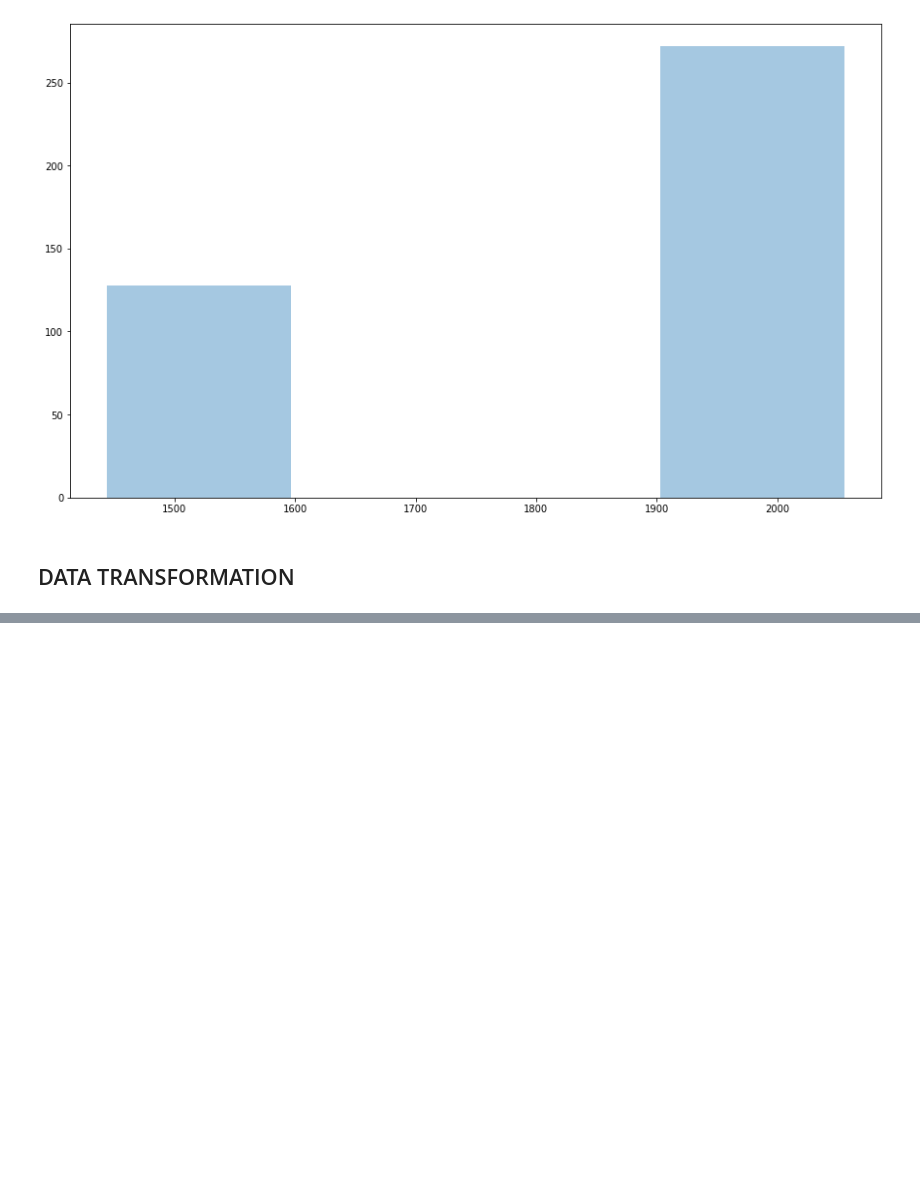
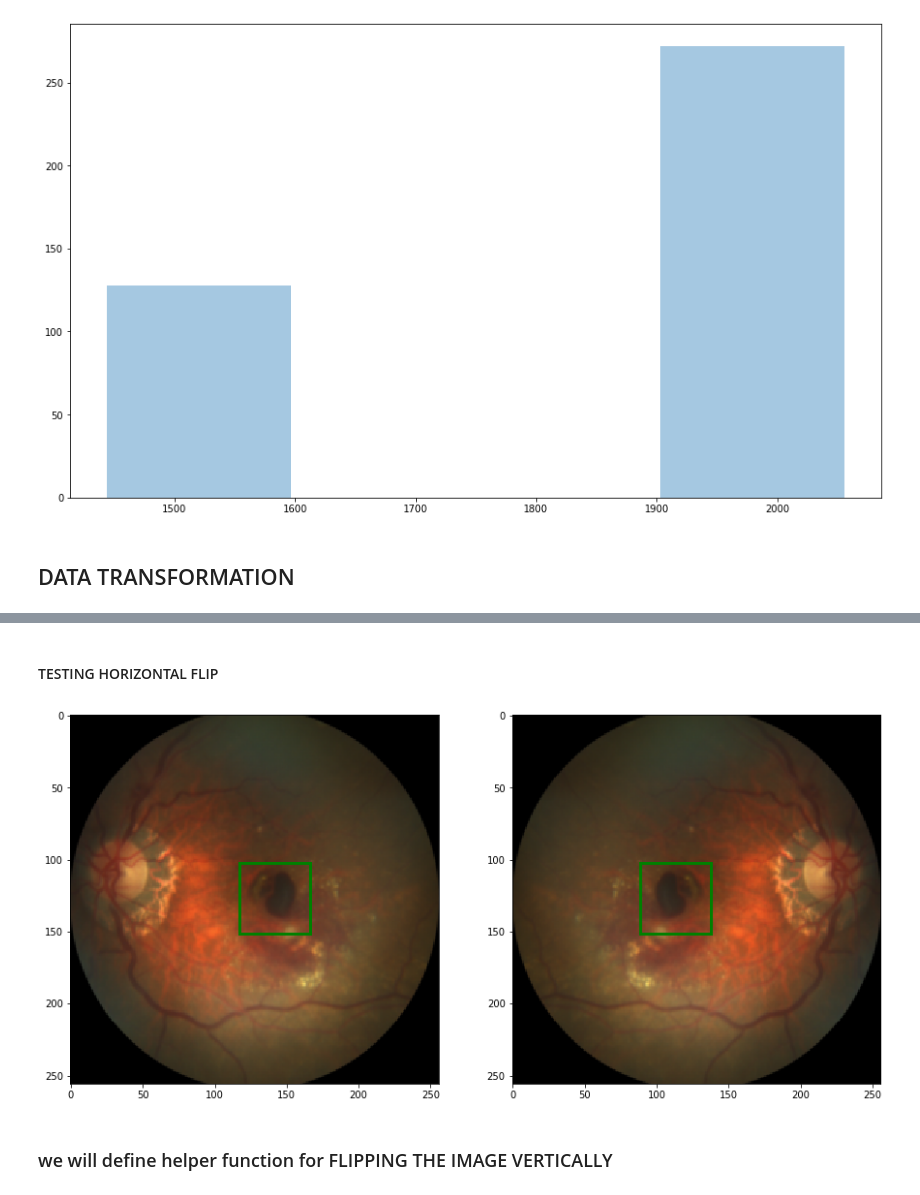
Before and after one commit to wajeehulhassanvii/computervision, a Jupyter notebook: notebooks/single-object detection using pytorch.ipynb, the cells around one changed output, grey strips where cells are left out. Drawn from its saved outputs; the diff is of its cells as text; code cells hidden in the pictures; blank space fills up the shorter version.

```diff
--- a/notebooks/single-object detection using pytorch.ipynb
+++ b/notebooks/single-object detection using pytorch.ipynb
@@ -190,0 +198,23 @@ show_img_label(img_r, label_r)
+# %%
+def random_hflip(image, label):
+    w,h = image.size
+    x,y = label
+
+    image = TF.hflip(image)
+    label = w-x, y
+    return image, label
+# %% [markdown]
+#### TESTING HORIZONTAL FLIP
+# %%
+img, label = load_img_label(labels_df, 1)
+img_r, label_r = resize_img_label(img, label)
+img_fh, label_fh = random_hflip(img_r, label_r)
+
+plt.subplot(1,2,1)
+show_img_label(img_r, label_r)
+plt.subplot(1,2,2)
+show_img_label(img_fh, label_fh)
+# %% [output]
+[figure, added]
+# %% [markdown]
+### we will define helper function for FLIPPING THE IMAGE VERTICALLY
```
Also changed, not shown: parts of 19 cells of this notebook.
